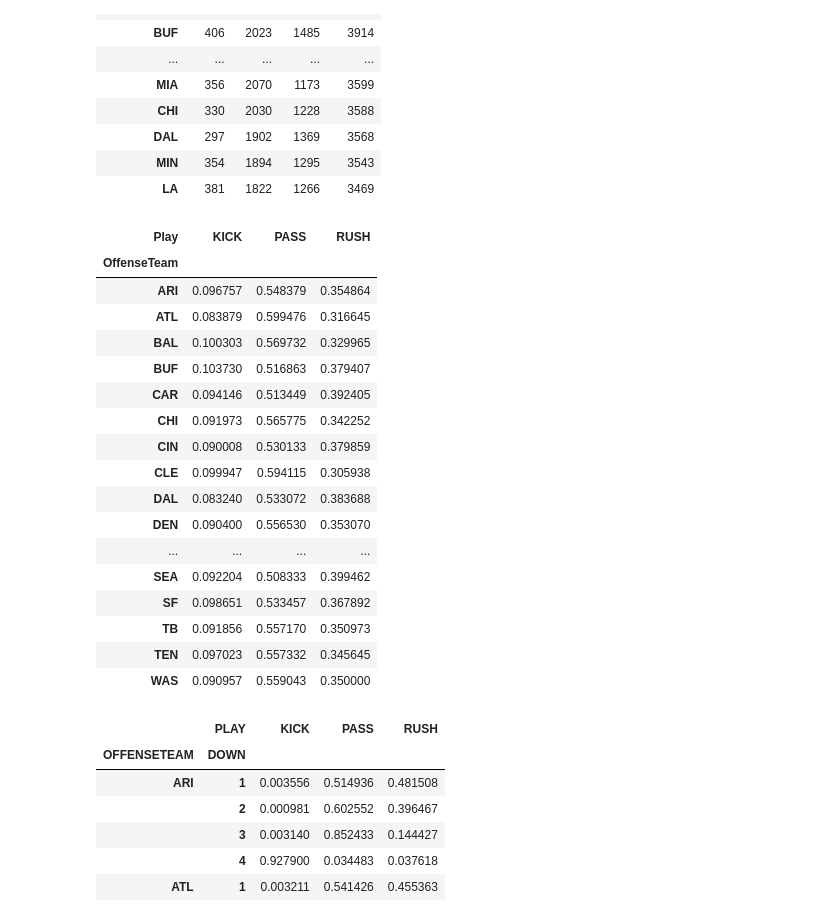
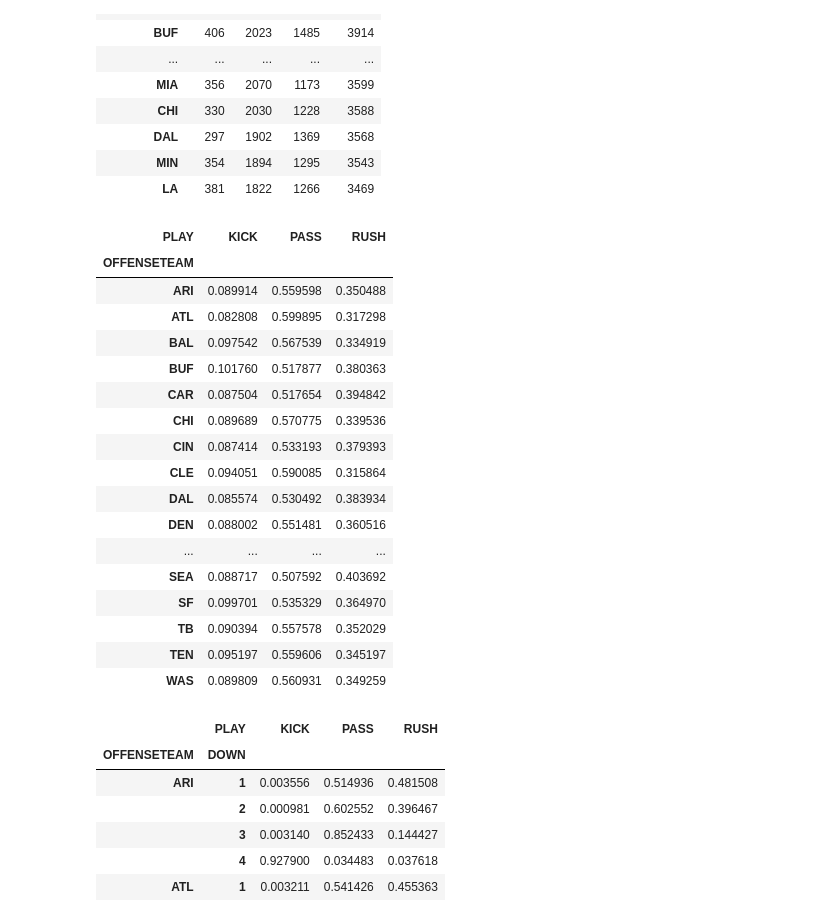
Before and after one commit to zreyn/nfl, a Jupyter notebook: notebooks/nfl-eda.ipynb, the cells around one changed output. Cells and saved outputs as stored; diff of their text form; code cells hidden in the pictures.

```diff
--- a/notebooks/nfl-eda.ipynb
+++ b/notebooks/nfl-eda.ipynb
@@ -683,26 +678,27 @@ pd.crosstab(pbp.OffenseTeam, pbp.Play, margins=True).sort_values('All', ascendin
 | MIN | 354 | 1894 | 1295 | 3543 |
 | LA | 381 | 1822 | 1266 | 3469 |
 # %%
-pd.crosstab(pbp.OffenseTeam, pbp.Play).apply(lambda x: x/x.sum(), axis=1)
+totals_by_team = pd.crosstab(pbp.OFFENSETEAM, pbp.PLAY).apply(lambda x: x/x.sum(), axis=1)
+totals_by_team
 # %% [output]
-| Play | KICK | PASS | RUSH |
-| OffenseTeam |  |  |  |
-| ARI | 0.096757 | 0.548379 | 0.354864 |
-| ATL | 0.083879 | 0.599476 | 0.316645 |
-| BAL | 0.100303 | 0.569732 | 0.329965 |
-| BUF | 0.103730 | 0.516863 | 0.379407 |
-| CAR | 0.094146 | 0.513449 | 0.392405 |
-| CHI | 0.091973 | 0.565775 | 0.342252 |
-| CIN | 0.090008 | 0.530133 | 0.379859 |
-| CLE | 0.099947 | 0.594115 | 0.305938 |
-| DAL | 0.083240 | 0.533072 | 0.383688 |
-| DEN | 0.090400 | 0.556530 | 0.353070 |
+| PLAY | KICK | PASS | RUSH |
+| OFFENSETEAM |  |  |  |
+| ARI | 0.089914 | 0.559598 | 0.350488 |
+| ATL | 0.082808 | 0.599895 | 0.317298 |
+| BAL | 0.097542 | 0.567539 | 0.334919 |
+| BUF | 0.101760 | 0.517877 | 0.380363 |
+| CAR | 0.087504 | 0.517654 | 0.394842 |
+| CHI | 0.089689 | 0.570775 | 0.339536 |
+| CIN | 0.087414 | 0.533193 | 0.379393 |
+| CLE | 0.094051 | 0.590085 | 0.315864 |
+| DAL | 0.085574 | 0.530492 | 0.383934 |
+| DEN | 0.088002 | 0.551481 | 0.360516 |
 | ... | ... | ... | ... |
-| SEA | 0.092204 | 0.508333 | 0.399462 |
-| SF | 0.098651 | 0.533457 | 0.367892 |
-| TB | 0.091856 | 0.557170 | 0.350973 |
-| TEN | 0.097023 | 0.557332 | 0.345645 |
-| WAS | 0.090957 | 0.559043 | 0.350000 |
+| SEA | 0.088717 | 0.507592 | 0.403692 |
+| SF | 0.099701 | 0.535329 | 0.364970 |
+| TB | 0.090394 | 0.557578 | 0.352029 |
+| TEN | 0.095197 | 0.559606 | 0.345197 |
+| WAS | 0.089809 | 0.560931 | 0.349259 |
 # %%
 plays_by_down_and_team = pd.crosstab([pbp.OFFENSETEAM, pbp.DOWN], pbp.PLAY).apply(lambda x: x/x.sum(), axis=1)
 plays_by_down_and_team
```
Also changed, not shown: parts of 6 cells of this notebook, 1 other file.
